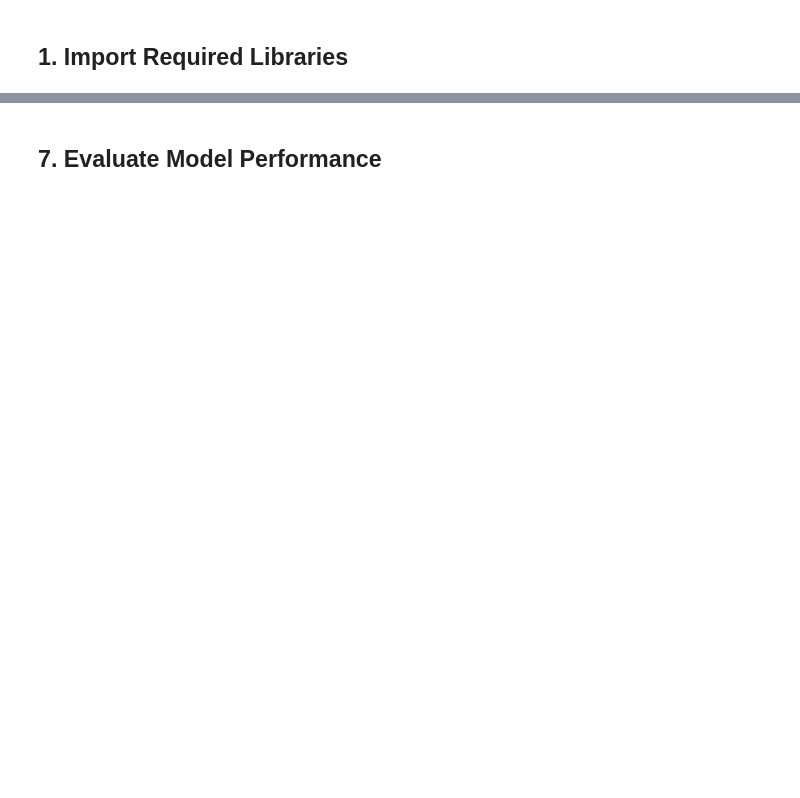
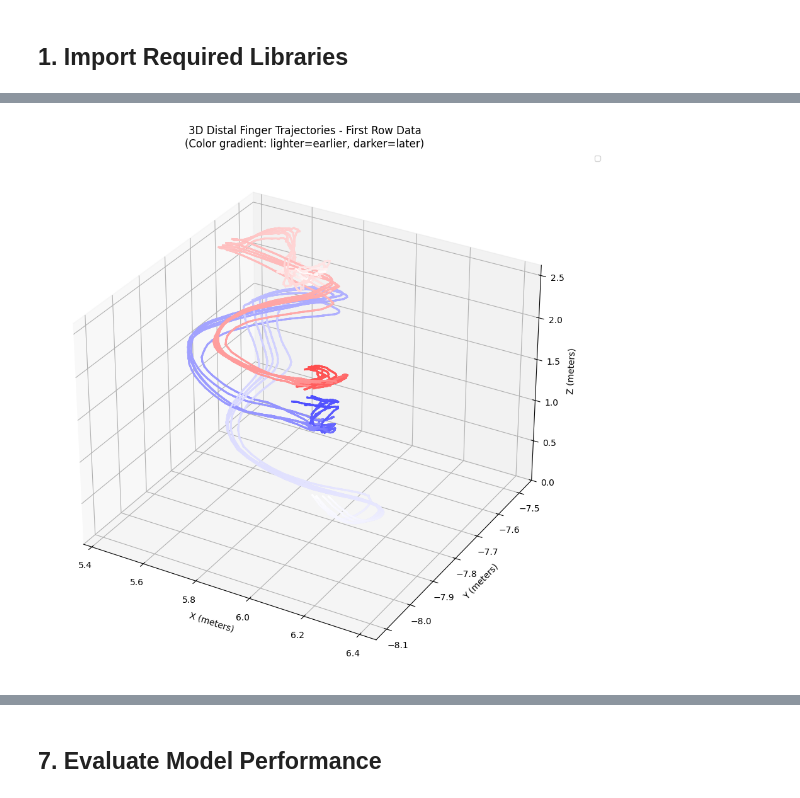
Before and after one commit to caitken5/CMSZ-SPLxUTSPAN-2026-Data-Challenge, a Jupyter notebook: 02_hybrid_model.ipynb, the cells around one changed output, grey strips where cells are left out. Saved outputs shown, nothing was run; the diff lists cells and outputs as text; code cells hidden in the pictures; blank space fills up the shorter version.

```diff
--- a/02_hybrid_model.ipynb
+++ b/02_hybrid_model.ipynb
@@ -40,0 +176,81 @@ When initially checked, there is no missing data, though it is kind of warped.
+# %%
+# Create a 3D plot for distal ends of fingers for each hand with color gradient over time
+from mpl_toolkits.mplot3d import Axes3D
+import matplotlib.colors as mcolors
+
+# Filter for distal finger columns
+distal_finger_names = [col for col in hand_names if 'distal' in col.lower() and 'finger' in col.lower()]
+
+fig = plt.figure(figsize=(12, 9))
+ax = fig.add_subplot(111, projection='3d')
+
+# Get the first row of data
+first_row = train_data.iloc[0]
+
+# Separate by hand (left vs right)
+left_fingers = [col for col in distal_finger_names if 'left' in col.lower()]
+right_fingers = [col for col in distal_finger_names if 'right' in col.lower()]
+
+# Plot left hand distal fingers with gradient
+for col_group in left_fingers:
+    # Get the base name without x/y/z
+    base_name = col_group.rsplit('_', 1)[0] if col_group[-2] == '_' else col_group
+
+    x_col = [c for c in distal_finger_names if c == base_name + '_x']
+    y_col = [c for c in distal_finger_names if c == base_name + '_y']
+    z_col = [c for c in distal_finger_names if c == base_name + '_z']
+
+    if x_col and y_col and z_col:
+        x = first_row[x_col[0]]
+        y = first_row[y_col[0]]
+        z = first_row[z_col[0]]
+
+        trajectory_3d = np.column_stack([x, y, z])
+        n_points = len(trajectory_3d)
+
+        # Plot each segment with gradient color from light blue to darker blue
+        for i in range(n_points - 1):
+            # Normalize time: 0 at start (light), 1 at end (dark)
+            alpha = i / (n_points - 1)
+            # Create color from light blue to darker blue
+            color = (0.3 + 0.7 * alpha, 0.3 + 0.7 * alpha, 1.0)  # Light to dark blue
+
+            ax.plot(trajectory_3d[i:i+2, 0], trajectory_3d[i:i+2, 1], trajectory_3d[i:i+2, 2],
+                    color=color, linewidth=2)
+
+# Plot right hand distal fingers with gradient
+for col_group in right_fingers:
+    base_name = col_group.rsplit('_', 1)[0] if col_group[-2] == '_' else col_group
+
+    x_col = [c for c in distal_finger_names if c == base_name + '_x']
+    y_col = [c for c in distal_finger_names if c == base_name + '_y']
+    z_col = [c for c in distal_finger_names if c == base_name + '_z']
+
+    if x_col and y_col and z_col:
+        x = first_row[x_col[0]]
+        y = first_row[y_col[0]]
+        z = first_row[z_col[0]]
+
+        trajectory_3d = np.column_stack([x, y, z])
+        n_points = len(trajectory_3d)
+
+        # Plot each segment with gradient color from light red to darker red
+        for i in range(n_points - 1):
+            # Normalize time: 0 at start (light), 1 at end (dark)
+            alpha = i / (n_points - 1)
+            # Create color from light red to darker red
+            color = (1.0, 0.3 + 0.7 * alpha, 0.3 + 0.7 * alpha)  # Light to dark red
+
+            ax.plot(trajectory_3d[i:i+2, 0], trajectory_3d[i:i+2, 1], trajectory_3d[i:i+2, 2],
+                    color=color, linewidth=2)
+
+ax.set_xlabel('X (meters)')
+ax.set_ylabel('Y (meters)')
+ax.set_zlabel('Z (meters)')
+ax.set_zlim(bottom=0)
+ax.set_title('3D Distal Finger Trajectories - First Row Data\n(Color gradient: lighter=earlier, darker=later)')
+ax.legend(bbox_to_anchor=(1.05, 1), loc='upper left', fontsize=8)
+plt.tight_layout()
+plt.show()
+# %% [output]
+[figure, added]
```
Also changed, not shown: parts of 32 cells of this notebook.
